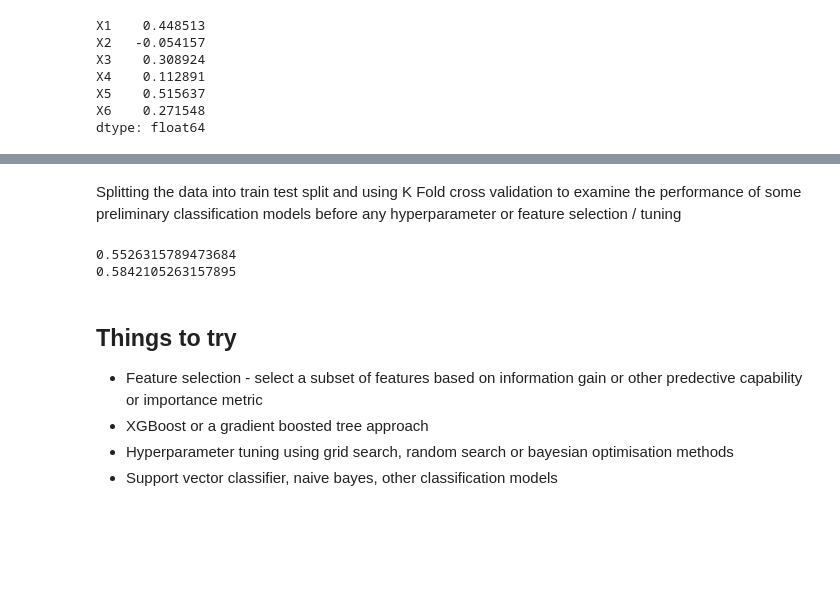
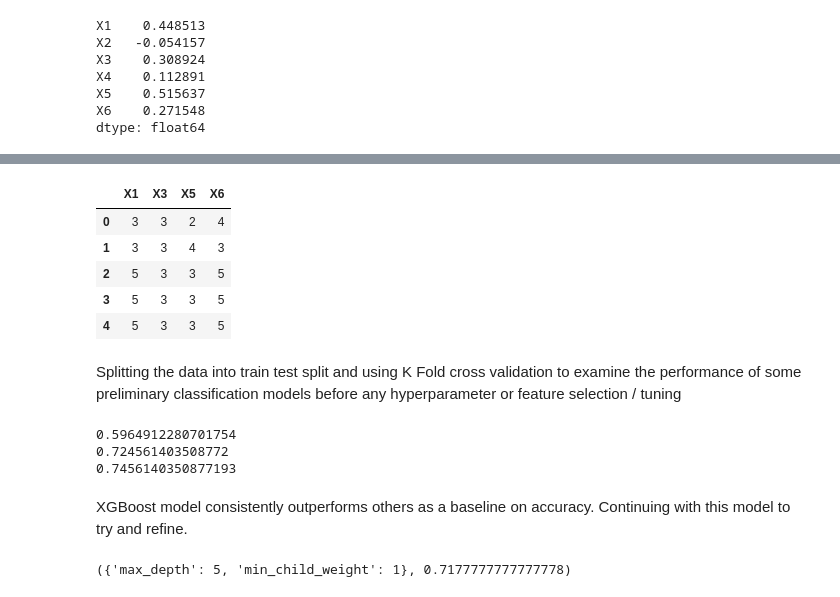
Before and after one commit to digital-monad/SoETVSR9W5AWpXHv, a Jupyter notebook: acme.ipynb, the cells around one changed output, grey strips where cells are left out. Saved outputs shown, nothing was run; the diff lists cells and outputs as text; code cells hidden in the pictures; blank space fills up the shorter version.

```diff
--- a/acme.ipynb
+++ b/acme.ipynb
@@ -76,18 +128,38 @@ dtype: float64
+# %%
+X_prime = X.drop(['X2', 'X4'], axis=1)
+X_prime.head()
+# %% [output]
+|  | X1 | X3 | X5 | X6 |
+| 0 | 3 | 3 | 2 | 4 |
+| 1 | 3 | 3 | 4 | 3 |
+| 2 | 5 | 3 | 3 | 5 |
+| 3 | 5 | 3 | 3 | 5 |
+| 4 | 5 | 3 | 3 | 5 |
 # %% [markdown]
 Splitting the data into train test split and using K Fold cross validation to examine the performance of some preliminary classification models before any hyperparameter or feature selection / tuning
 # %%
-X_train, X_test, y_train, y_test = train_test_split(X, y)
+X_train, X_test, y_train, y_test = train_test_split(X_prime, y)
 kf = KFold(n_splits=5)
-models = [LogisticRegression(), RandomForestClassifier()]
+models = [LogisticRegression(), RandomForestClassifier(), XGBClassifier(use_label_encoder=False, eval_metric='mlogloss')]
 for model in models:
     res = cross_val_score(model, X_train, y_train, scoring="accuracy", cv = kf)
     print(res.mean())
 # %% [output]
-0.5526315789473684
-0.5842105263157895
+0.5964912280701754
+0.724561403508772
+0.7456140350877193
-# %% [markdown]
-## Things to try
-- Feature selection - select a subset of features based on information gain or other predective capability or importance metric
-- XGBoost or a gradient boosted tree approach
-- Hyperparameter tuning using grid search, random search or bayesian optimisation methods
-- Support vector classifier, naive bayes, other classification models
+# %% [markdown]
+XGBoost model consistently outperforms others as a baseline on accuracy. Continuing with this model to try and refine.
+# %%
+param_test1 = {
+ 'max_depth':range(3,10,2),
+ 'min_child_weight':range(1,6,2)
+}
+gsearch1 = GridSearchCV(estimator = XGBClassifier( learning_rate =0.1, n_estimators=140, max_depth=5,
+ min_child_weight=1, gamma=0, subsample=0.8, colsample_bytree=0.8,
+ objective= 'binary:logistic', scale_pos_weight=1, seed=27),
+ param_grid = param_test1, scoring='roc_auc',n_jobs=4, cv=5)
+gsearch1.fit(X_train,y_train)
+gsearch1.best_params_, gsearch1.best_score_
+# %% [output]
+({'max_depth': 5, 'min_child_weight': 1}, 0.7177777777777778)
```
Also changed, not shown: parts of 12 cells of this notebook.
